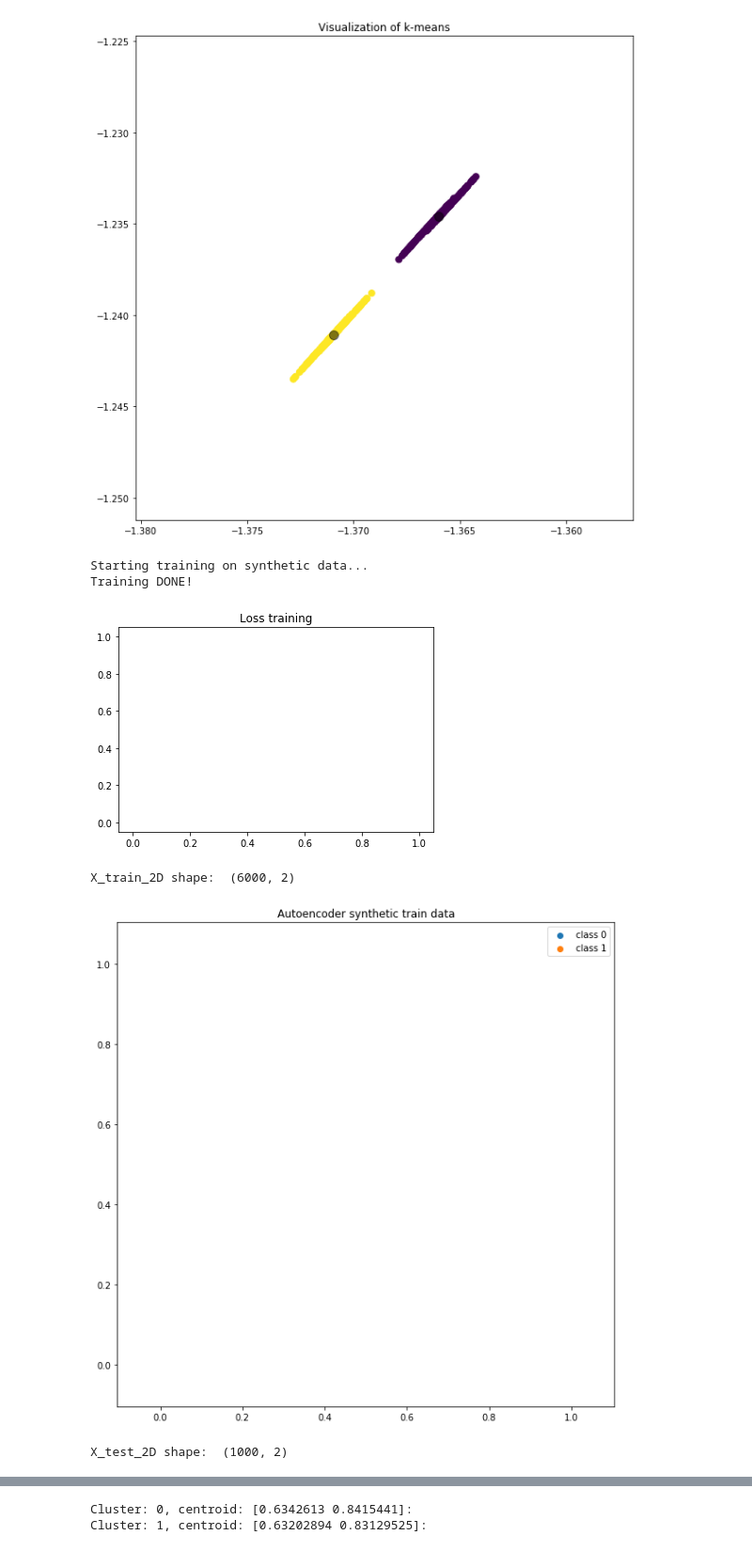
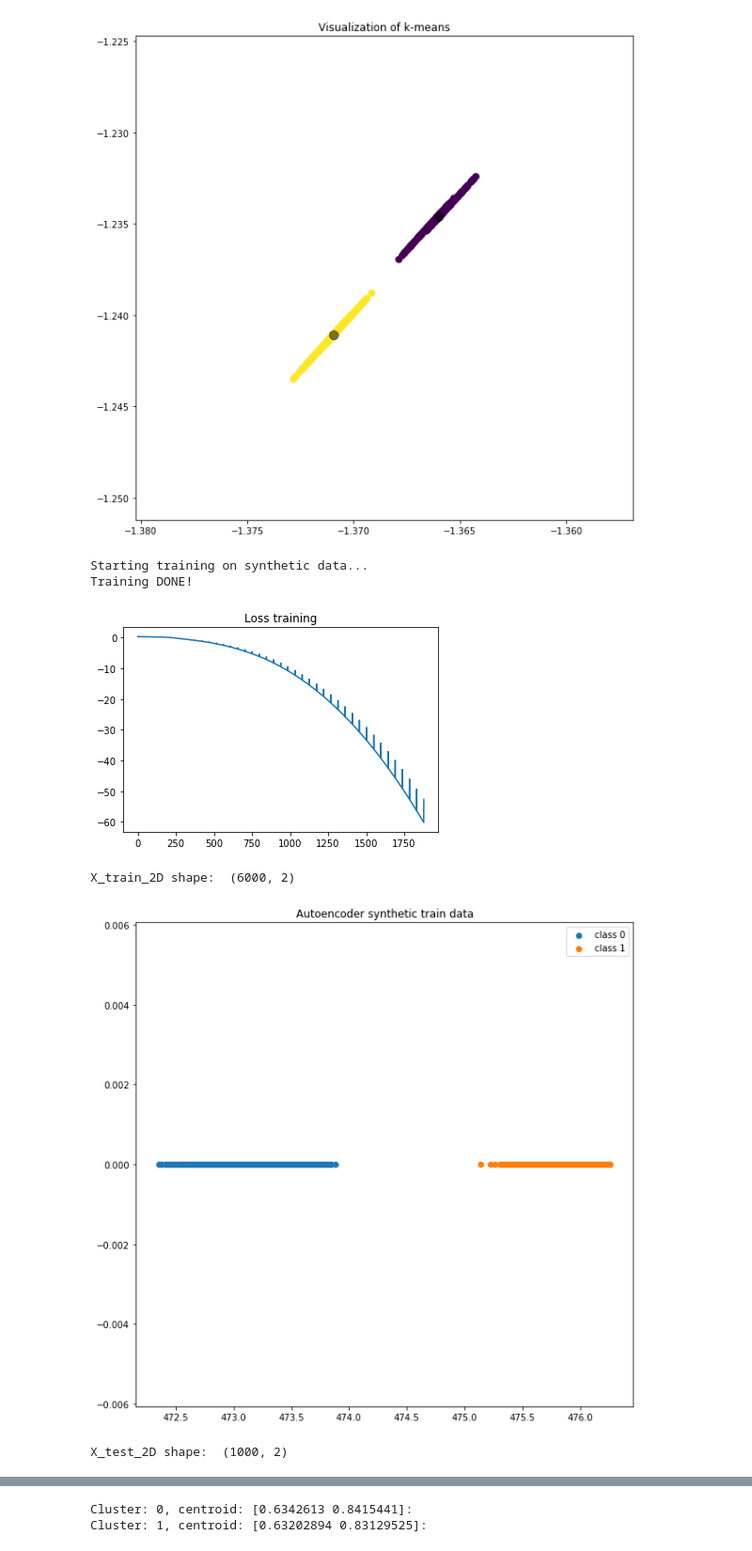
Before and after one commit to jarl93/kcurves, a Jupyter notebook: k-curves.ipynb, the cells around one changed output, grey strips where cells are left out. Shown at 94% size. Saved outputs shown, nothing was run; the diff lists cells and outputs as text; code cells hidden in the pictures.

```diff
--- a/k-curves.ipynb
+++ b/k-curves.ipynb
@@ -26,17 +26,17 @@ batch_size = 128
 # MNIST Dataset
 
 # Load data without normalization
-#train_dataset = datasets.MNIST(root ='./mnist_data/', train = True, transform = transforms.ToTensor(), download = True)
-#test_dataset = datasets.MNIST(root ='./mnist_data/', train = False, transform = transforms.ToTensor(), download = False)
+#train_dataset = datasets.MNIST(root ='./data/mnist_data/', train = True, transform = transforms.ToTensor(), download = True)
+#test_dataset = datasets.MNIST(root ='./data/mnist_data/', train = False, transform = transforms.ToTensor(), download = False)
 
 # Load data with normalization
 
-train_dataset = datasets.MNIST(root = './mnist_data', train=True,
+train_dataset = datasets.MNIST(root = './data/mnist_data', train=True,
                                    transform = transforms.Compose([
                                                                   transforms.ToTensor(),
                                                                   transforms.Normalize((0.1306,), (0.3081,))
                                                                   ]), download = True)
-test_dataset = datasets.MNIST(root = './mnist_data/', train=False,
+test_dataset = datasets.MNIST(root = './data/mnist_data/', train=False,
                                   transform=transforms.Compose([
                                                                   transforms.ToTensor(),
                                                                   transforms.Normalize((0.1325,), (0.3105,))
@@ -131,10 +131,12 @@ class Encoder(nn.Module):
         # code for softmax layer
         #z = F.softmax(self.out(x), dim = 1)
 
-        # code without any layer
+        # code without any non linear layer
         z = self.out(x)
 
-        return z
+        z_1 = F.softmax(z, dim = 1) * z
+
+        return z_1
 
 
 class Decoder(nn.Module):
@@ -215,6 +217,7 @@ def L1_regularization(autoencoder, x, lambda_):
             # apply non linearity depending on the non linear function of the last layer
             #x = F.softmax(h_layer(x), dim = 1)
             x = h_layer(x)
+            x = F.softmax(x, dim = 1) * x
 
         loss_L1 += torch.mean(torch.abs(x)) # get the mean of the batch
 
@@ -235,7 +238,10 @@ def entropy_regularization(h, beta_):
 
     """
     # compute entropy loss for the last layer of the encoder
-    h_ent = F.softmax(h, dim = 1) * F.log_softmax(h, dim = 1)
+    #h_ent = F.softmax(h, dim = 1) * F.log_softmax(h, dim = 1)
+
+    h_ent = F.softmax(h, dim = 1) * h
+
     #h_ent = h * torch.log(h)
     loss_entropy = -1.0 * h_ent.sum()
 
@@ -470,7 +476,7 @@ def train_mnist(num_epochs):
             x_reconstructed = model(x)
 
             # Compute the loss of the batch
-            loss = loss_function(x, x_reconstructed, h = None, model, lambda_ = 1e-3, regularization = 'L1')
+            loss = loss_function(x, x_reconstructed, None, model, lambda_ = 1e-3, beta_ = 0, regularization = 'L1')
 
             loss.backward()
             train_loss += loss.item()
@@ -509,13 +515,16 @@ Starting training on MNIST dataset...
 ====> Epoch: 9 Average loss: 0.0042
 Training DONE!
 # %%
-def test_mnist():
+def test_mnist(data_loader, show_images = True, images_to_show = 10):
+
+    print("Starting testing on MNIST dataset...")
+
     model.eval()
 
     X_2D = None # array to store the latent vectors
     labels = None # labels of the test data
 
-    for batch_idx, data in enumerate(test_loader):
+    for batch_idx, data in enumerate(data_loader):
 
         x, y = data
 
@@ -541,14 +550,13 @@ def test_mnist():
         # Get the reconstrunction from the autoencoder
         x_reconstructed = model(x)
 
-        if batch_idx < 10:
+        if show_images and batch_idx < images_to_show:
             # resize the tensor to see the image
             img_reconstructed = x_reconstructed.view(-1, 28, 28).detach().numpy()[0]
             print ("Batch: {}".format(batch_idx))
             # plot the original image and the reconstructed image
             imshow(img_original, img_reconstructed)
 
+    print("Testing DONE!")
+
     return X_2D, labels
-
-# Call the testing
-X_2D, labels = test_mnist()
@@ -1137,30 +1144,30 @@ Cluster: 1, centroid: [-1.3709444 -1.2410833]:
 # %%
 # Init model
 # Define the lists with the sizes for the layers
 # of the encoder and decoder
 
 encoder_layer_sizes = [100, 64, 32]
 decoder_layer_sizes = [32, 64, 100]
 #encoder_layer_sizes = [100, 64]
 #decoder_layer_sizes = [64, 100]
 
 model = init_model(encoder_layer_sizes, decoder_layer_sizes, input_dim  = 100, latent_dim = 2)
 
 # Call the training with entropy regularization
 num_epochs = 40
-train_synthetic(model, data_set, num_epochs, lambda_ = 1e-3, beta_ =1e-5 , regularization = 'both', lr = 1e-4)
+train_synthetic(model, data_set, num_epochs, lambda_ = 1e-3, beta_ = 1e-3 , regularization = 'both', lr = 1e-4)
 # Call the testing with the train data set
 X_train_2D = test_synthetic(model, data_set, 'train')
 print("X_train_2D shape: ", X_train_2D.shape)
 plot_X2D_visualization(X_train_2D, data_set.labels, "Autoencoder synthetic train data", num_classes = 2)
 # Call the testing with the test data set
 X_test_2D = test_synthetic(model, data_set, 'test')
 print("X_test_2D shape: ", X_test_2D.shape)
 plot_X2D_visualization(X_test_2D, data_set.labels, "Autoencoder synthetic test data", num_classes = 2)
 # %% [output]
 Starting training on synthetic data...
 Training DONE!
-[figure, old version]
+[figure, new version]
 X_train_2D shape:  (6000, 2)
-[figure, old version]
+[figure, new version]
 X_test_2D shape:  (1000, 2)
```
Also changed, not shown: parts of 10 cells of this notebook, 28 other files.
